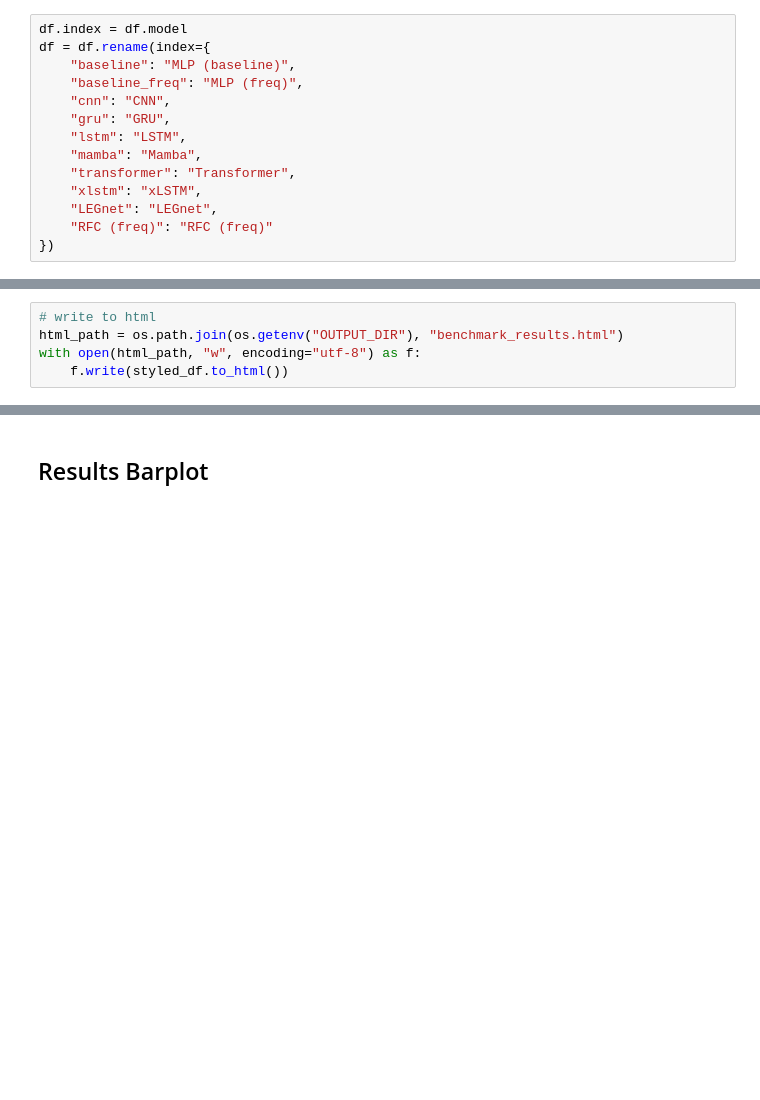
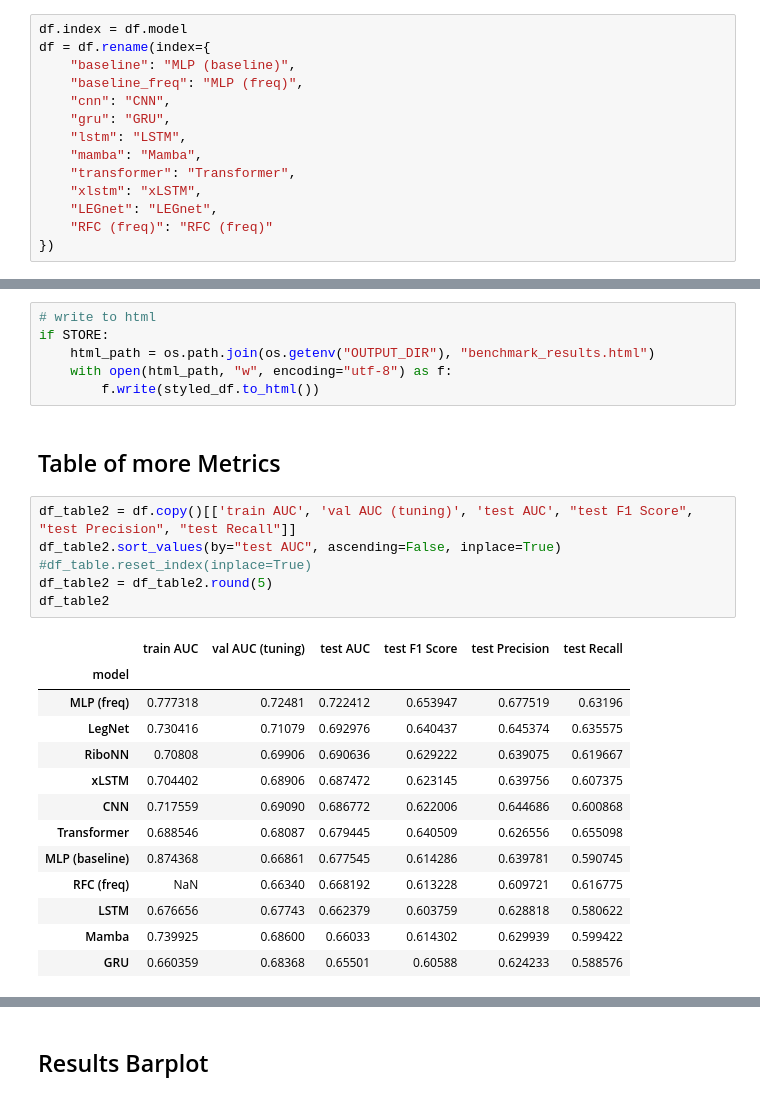
Before and after one commit to f-krause/master-thesis, a Jupyter notebook: experiments/visualisation/benchmark_test_results.ipynb, the cells around one changed output, grey strips where cells are left out. Drawn from its saved outputs; the diff is of its cells as text; blank space fills up the shorter version.

Commit message:
updating benchmarking notebook

```diff
--- a/experiments/visualisation/benchmark_test_results.ipynb
+++ b/experiments/visualisation/benchmark_test_results.ipynb
@@ -251,6 +270,29 @@ styled_df
 | GRU | 0.6550 | 0.6837 | 0.6604 | 130.8890 | 1.3634 | 1821569 | 35392 | ... |
 # %%
 # write to html
-html_path = os.path.join(os.getenv("OUTPUT_DIR"), "benchmark_results.html")
-with open(html_path, "w", encoding="utf-8") as f:
-    f.write(styled_df.to_html())
+if STORE:
+    html_path = os.path.join(os.getenv("OUTPUT_DIR"), "benchmark_results.html")
+    with open(html_path, "w", encoding="utf-8") as f:
+        f.write(styled_df.to_html())
+# %% [markdown]
+## Table of more Metrics
+# %%
+df_table2 = df.copy()[['train AUC', 'val AUC (tuning)', 'test AUC', "test F1 Score", "test Precision", "test Recall"]]
+df_table2.sort_values(by="test AUC", ascending=False, inplace=True)
+#df_table.reset_index(inplace=True)
+df_table2 = df_table2.round(5)
+df_table2
+# %% [output]
+|  | train AUC | val AUC (tuning) | test AUC | test F1 Score | test Precision | test Recall |
+| model |  |  |  |  |  |  |
+| MLP (freq) | 0.777318 | 0.72481 | 0.722412 | 0.653947 | 0.677519 | 0.63196 |
+| LegNet | 0.730416 | 0.71079 | 0.692976 | 0.640437 | 0.645374 | 0.635575 |
+| RiboNN | 0.70808 | 0.69906 | 0.690636 | 0.629222 | 0.639075 | 0.619667 |
+| xLSTM | 0.704402 | 0.68906 | 0.687472 | 0.623145 | 0.639756 | 0.607375 |
+| CNN | 0.717559 | 0.69090 | 0.686772 | 0.622006 | 0.644686 | 0.600868 |
+| Transformer | 0.688546 | 0.68087 | 0.679445 | 0.640509 | 0.626556 | 0.655098 |
+| MLP (baseline) | 0.874368 | 0.66861 | 0.677545 | 0.614286 | 0.639781 | 0.590745 |
+| RFC (freq) | NaN | 0.66340 | 0.668192 | 0.613228 | 0.609721 | 0.616775 |
+| LSTM | 0.676656 | 0.67743 | 0.662379 | 0.603759 | 0.628818 | 0.580622 |
+| Mamba | 0.739925 | 0.68600 | 0.66033 | 0.614302 | 0.629939 | 0.599422 |
+| GRU | 0.660359 | 0.68368 | 0.65501 | 0.60588 | 0.624233 | 0.588576 |
```
Also changed, not shown: parts of 13 cells of this notebook.
